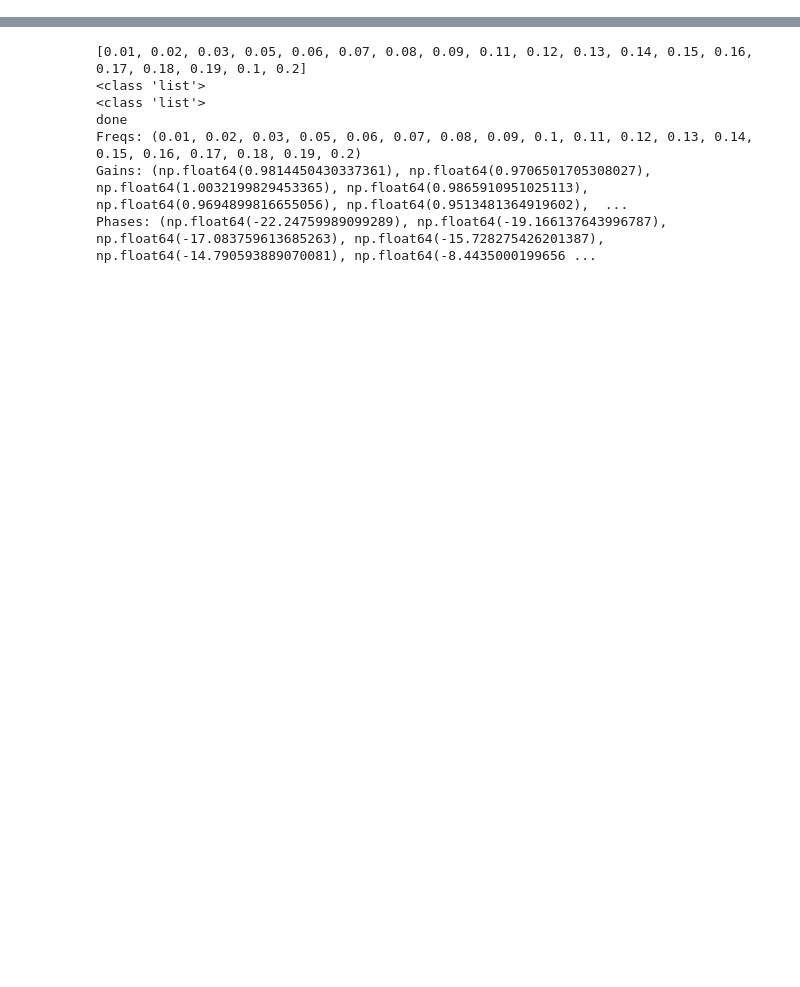
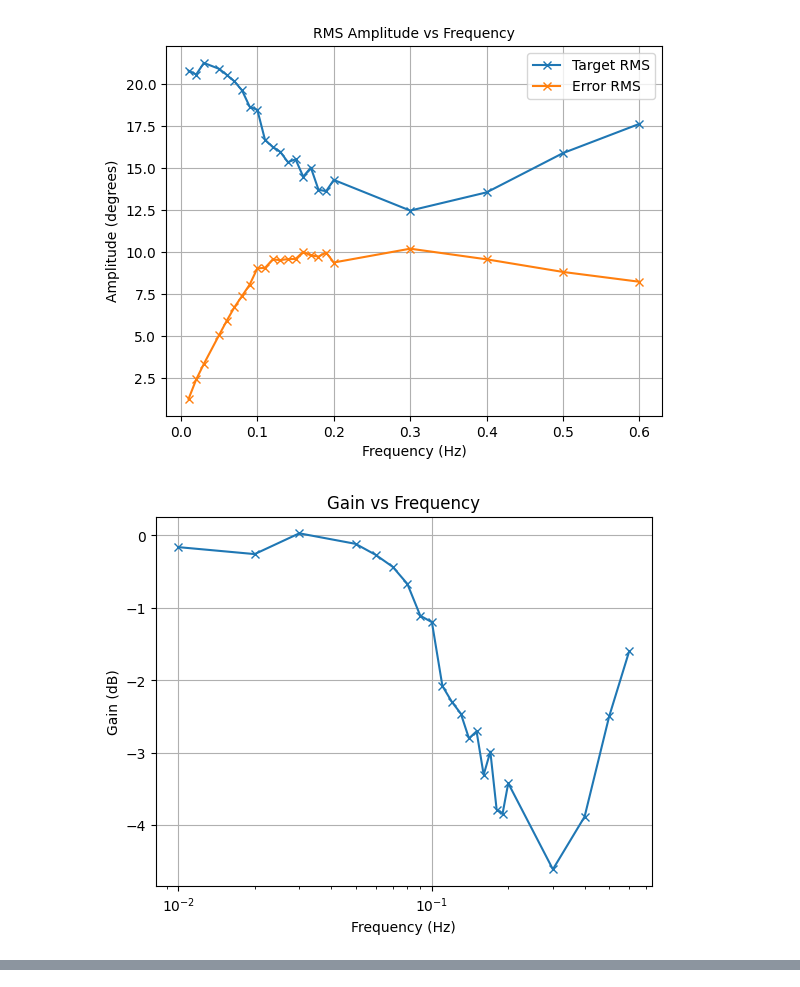
Before and after one commit to pran872/RoboCop, a Jupyter notebook: assignment_2/analyse_data.ipynb, the cells around one changed output, grey strips where cells are left out. Cells and saved outputs as stored; diff of their text form; code cells hidden in the pictures; blank space fills up the shorter version.

Commit message:
[IMP] Data distribution and new figures

```diff
--- a/assignment_2/analyse_data.ipynb
+++ b/assignment_2/analyse_data.ipynb
@@ -9,8 +11,7 @@ import math
 # %%
-def txt_to_df(data_files):
+def txt_to_df(data_files, freqs):
     dfs = {}
-    for filename in data_files:
-        freq = filename.split('_')[1].split('Hz')[0]
+    for freq, filename in zip(freqs, data_files):
         # print(f"Reading {freq}, {filename}...")
         with open(filename, 'r') as file:
             content = file.read()
@@ -131,13 +129,6 @@ def get_rms_amps(data, freq, ax_target, ax_error):
     return rms_target, rms_error, phase_diff_deg
 # %%
 def plot_rms(rms_targets, rms_errors, freqs):
-    print(freqs)
-    print(type(freqs))
-    print(type(rms_targets))
-    print('done')
-    combined = sorted(zip(freqs, rms_targets, rms_errors))
-    freqs, rms_targets, rms_errors = zip(*combined)
-
     fig, ax = plt.subplots()
     ax.plot(freqs, rms_targets, label='Target RMS', linestyle='-', marker='x')
     ax.plot(freqs, rms_errors, label='Error RMS', linestyle='-', marker='x')
@@ -151,11 +142,6 @@ def plot_rms(rms_targets, rms_errors, freqs):
 # %%
 def bode_plot(gains, phases, freqs):
     gains = gains[0]
-    sorted_tuples = sorted(zip(freqs, gains, phases))
-    freqs, gains, phases = zip(*sorted_tuples)
-    print(f"Freqs: {freqs}")
-    print(f"Gains: {gains}")
-    print(f"Phases: {phases}")
     gain_db = 20 * np.log10(gains)
     plt.figure()
 
@@ -180,36 +224,57 @@ def bode_plot(gains, phases, freqs):
 # %%
-def run(data_files):
+def run(data_files, freqs):
     plt.close('all')
-    data = txt_to_df(data_files)
+    assert len(data_files) == len(freqs), "Bro, please"
+
+    data = txt_to_df(data_files, freqs)
+    n_freqs = len(freqs)
     rms_targets = []
     rms_errors = []
-    freqs = []
-    n_freqs = len(data_files)
     phase_diffs = []
-    # print(np.ceil(n_freqs/2))
-    fig, axs = plt.subplots(int(np.ceil(n_freqs/2)), 4, figsize=(12, 3 * n_freqs))
+    # fig, axs = plt.subplots(int(np.ceil(n_freqs/2)), 4, figsize=(12, 3 * n_freqs))
 
     for i, (freq, df) in enumerate(data.items()):
-        # if freq == "0.07":
-        # print('\n', float(freq))
-
         row = i // 2
         col = i % 2
         if i % 2 == 1:
             col += 1
-        rms_target, rms_error, phase_diff = get_rms_amps(df, float(freq), axs[row, col], axs[row, col+1])
+        # rms_target, rms_error, phase_diff = get_rms_amps(df, float(freq), axs[row, col], axs[row, col+1])
+        rms_target, rms_error, phase_diff = get_rms_amps(df, float(freq), plot=False)
         rms_targets.append(rms_target)
         rms_errors.append(rms_error)
-        freqs.append(float(freq))
         phase_diffs.append(phase_diff)
-            # break
-    plt.tight_layout()
+
+    # plt.tight_layout()
     plot_rms(rms_targets, rms_errors, freqs)
     gains = [np.array(rms_targets)/(30/2**0.5)]
     bode_plot(gains, phase_diffs, freqs)
+    plot_data_distribution(data)
 
-data_files = os.listdir("data")
-data_files = sorted([f"data/{f}" for f in data_files])
-# print(sorted(data_files))
-run(data_files)
+    return gains, phase_diffs, freqs
+
+# Obtaining and sorting data files by frequency
+unsorted_data_files = os.listdir("data/stock_pid")
+unsorted_freqs = [float(f.split('_')[1].split('Hz')[0]) for f in unsorted_data_files]
+combined = [(freq, file) for freq, file in sorted(zip(unsorted_freqs, unsorted_data_files))]
+freqs, data_files = zip(*combined)
+data_files = [f"data/stock_pid/{f}" for f in data_files]
+# print("Files:", data_files)
+# print("Frequencies:", freqs)
+
+# Better PID: Obtaining and sorting data files by frequency
+new_unsorted_data_files = os.listdir("data/better_pid")
+new_unsorted_freqs = [float(f.split('_')[-1].split('Hz')[0]) for f in new_unsorted_data_files]
+new_combined = [(freq, file) for freq, file in sorted(zip(new_unsorted_freqs, new_unsorted_data_files))]
+new_freqs, new_data_files = zip(*new_combined)
+new_data_files = [f"data/better_pid/{f}" for f in new_data_files]
+# print("Files:", new_data_files)
+# print("Frequencies:", new_freqs)
+
+
+output = run(data_files, freqs)
+print("\nNEW PID")
+new_output = run(new_data_files, new_freqs)
+compare_pid(output, new_output)
 # %% [output]
+[figure, added]
+[figure, added]
@@ -233,7 +282,0 @@ start 0 23.27929
-[0.01, 0.02, 0.03, 0.05, 0.06, 0.07, 0.08, 0.09, 0.11, 0.12, 0.13, 0.14, 0.15, 0.16, 0.17, 0.18, 0.19, 0.1, 0.2]
-<class 'list'>
-<class 'list'>
-done
-Freqs: (0.01, 0.02, 0.03, 0.05, 0.06, 0.07, 0.08, 0.09, 0.1, 0.11, 0.12, 0.13, 0.14, 0.15, 0.16, 0.17, 0.18, 0.19, 0.2)
-Gains: (np.float64(0.9814450430337361), np.float64(0.9706501705308027), np.float64(1.0032199829453365), np.float64(0.9865910951025113), np.float64(0.9694899816655056), np.float64(0.9513481364919602),  ...
-Phases: (np.float64(-22.24759989099289), np.float64(-19.166137643996787), np.float64(-17.083759613685263), np.float64(-15.728275426201387), np.float64(-14.790593889070081), np.float64(-8.4435000199656 ...
```
Also changed, not shown: parts of 5 cells of this notebook, 56 other files.
